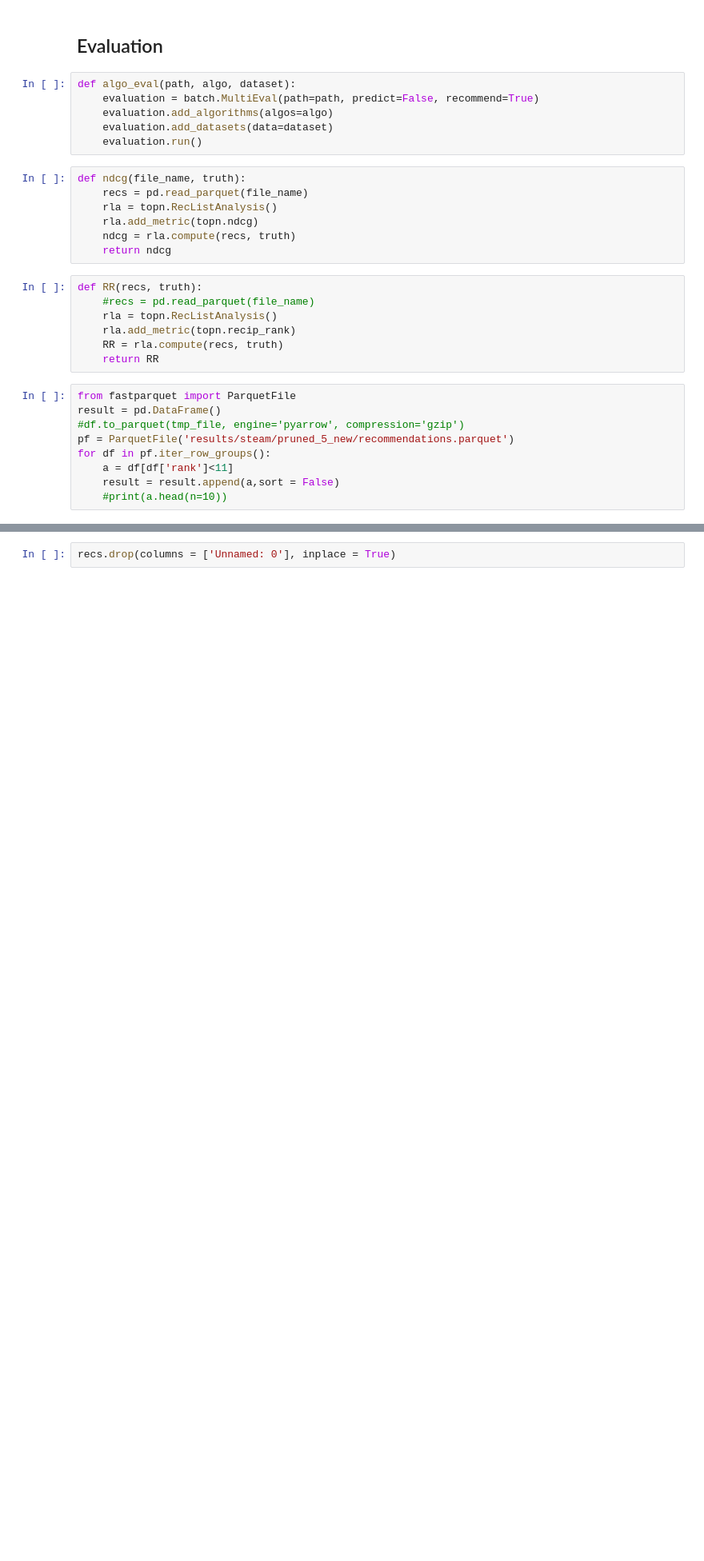
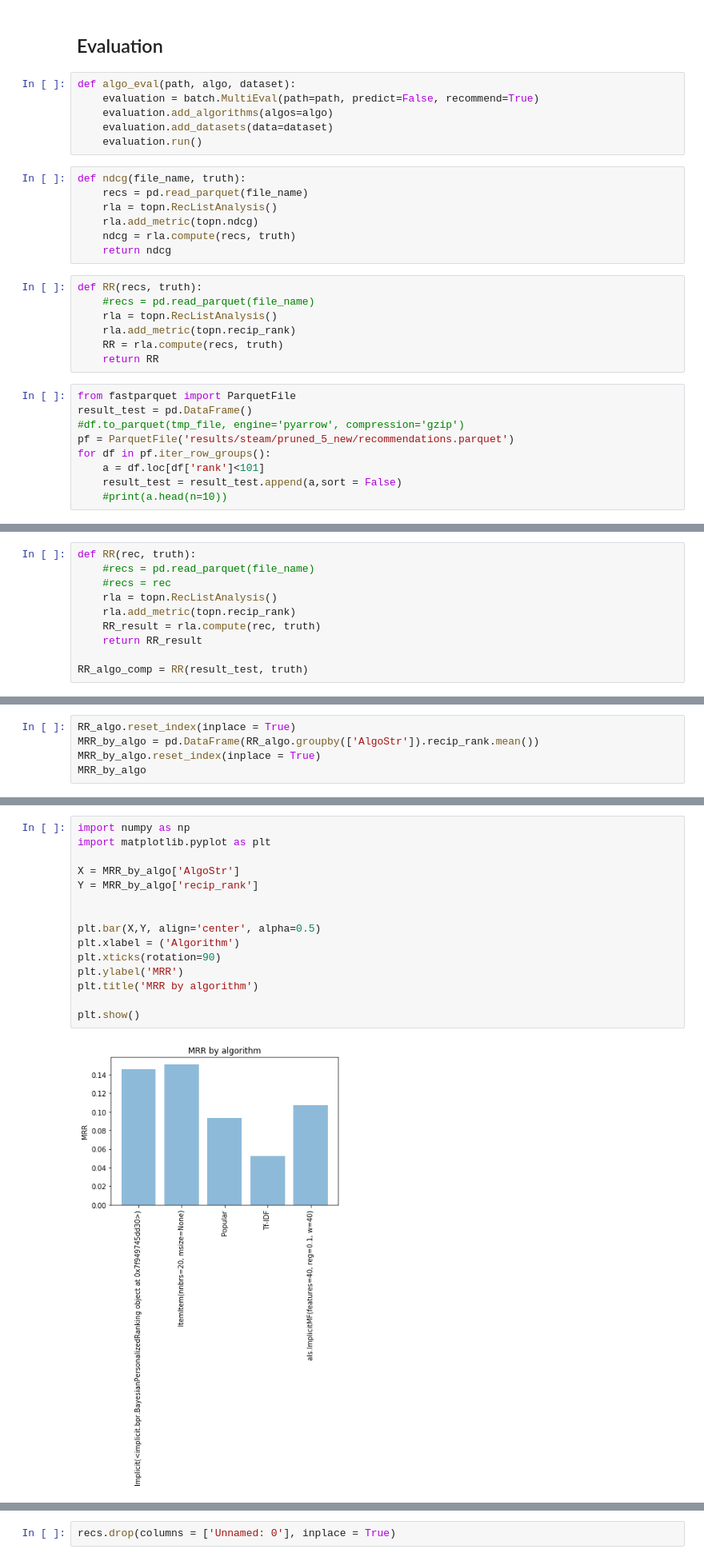
Before and after one commit to amprova/WE_research, a Jupyter notebook: tf_idf_all_users.ipynb, the cells around one changed output, grey strips where cells are left out. Shown at 80% size. Cells and saved outputs as stored; diff of their text form; blank space fills up the shorter version.

Commit message:
MRR 100 rank

```diff
--- a/tf_idf_all_users.ipynb
+++ b/tf_idf_all_users.ipynb
@@ -269,10 +269,10 @@ def RR(recs, truth):
     return RR
 # %%
 from fastparquet import ParquetFile
-result = pd.DataFrame()
+result_test = pd.DataFrame()
 #df.to_parquet(tmp_file, engine='pyarrow', compression='gzip')
 pf = ParquetFile('results/steam/pruned_5_new/recommendations.parquet')
 for df in pf.iter_row_groups():
-    a = df[df['rank']<11]
-    result = result.append(a,sort = False)
+    a = df.loc[df['rank']<101]
+    result_test = result_test.append(a,sort = False)
     #print(a.head(n=10))
@@ -278,0 +286,10 @@ for df in pf.iter_row_groups():
+# %%
+def RR(rec, truth):
+    #recs = pd.read_parquet(file_name)
+    #recs = rec
+    rla = topn.RecListAnalysis()
+    rla.add_metric(topn.recip_rank)
+    RR_result = rla.compute(rec, truth)
+    return RR_result
+
+RR_algo_comp = RR(result_test, truth)
@@ -278,0 +317,5 @@ for df in pf.iter_row_groups():
+# %%
+RR_algo.reset_index(inplace = True)
+MRR_by_algo = pd.DataFrame(RR_algo.groupby(['AlgoStr']).recip_rank.mean())
+MRR_by_algo.reset_index(inplace = True)
+MRR_by_algo
@@ -279,3 +329,20 @@ for df in pf.iter_row_groups():
+# %%
+import numpy as np
+import matplotlib.pyplot as plt
+
+X = MRR_by_algo['AlgoStr']
+Y = MRR_by_algo['recip_rank']
+
+
+plt.bar(X,Y, align='center', alpha=0.5)
+plt.xlabel = ('Algorithm')
+plt.xticks(rotation=90)
+plt.ylabel('MRR')
+plt.title('MRR by algorithm')
+
+plt.show()
+# %% [output]
+[figure, added]
 # %%
 recs = pd.read_csv('results/steam/pruned_5_new/recs.csv')
 recs.shape
```
Also changed, not shown: parts of 39 cells of this notebook.
